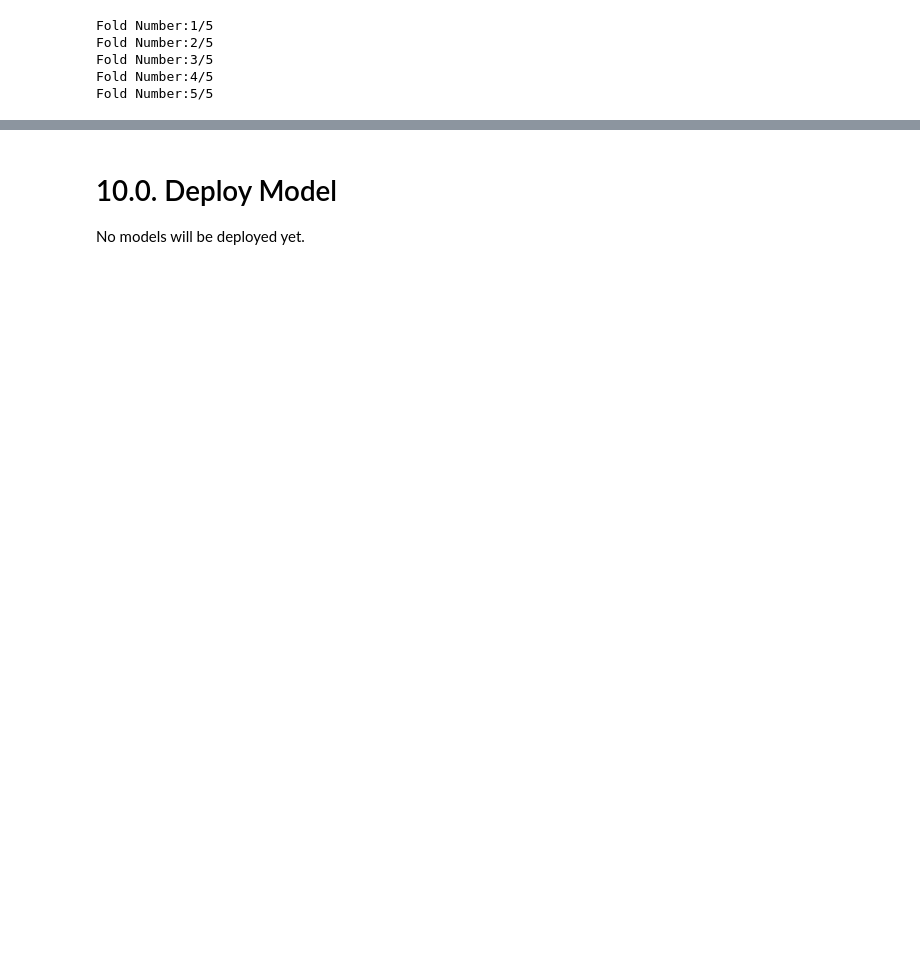
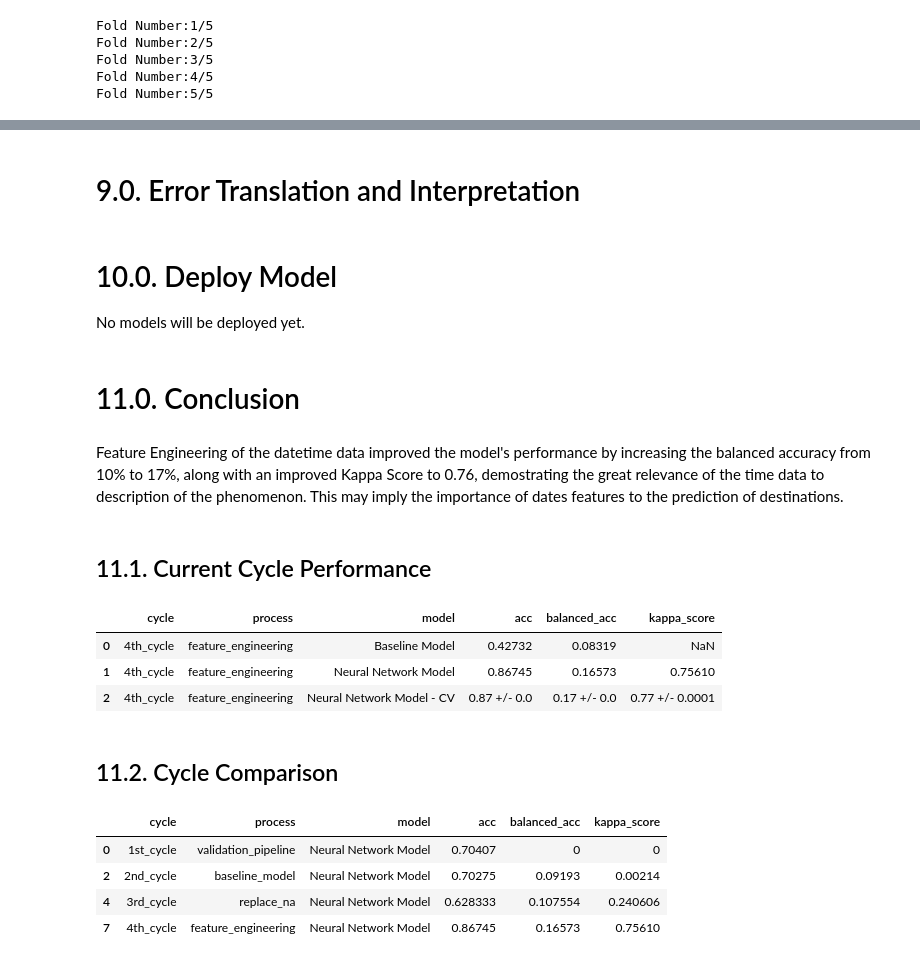
Before and after one commit to vinissouza/Airbnb-First-Booking-Forecast, a Jupyter notebook: Notebooks/4th-Cycle-Notebook-Data_Descriptive_&_Feature_Engineering.ipynb, the cells around one changed output, grey strips where cells are left out. Cells and saved outputs as stored; diff of their text form; code cells hidden in the pictures; blank space fills up the shorter version.

Commit message:
add conclusions

```diff
--- a/Notebooks/4th-Cycle-Notebook-Data_Descriptive_&_Feature_Engineering.ipynb
+++ b/Notebooks/4th-Cycle-Notebook-Data_Descriptive_&_Feature_Engineering.ipynb
@@ -772,4 +826,10 @@ Fold Number:2/5
 Fold Number:3/5
 Fold Number:4/5
 Fold Number:5/5
+# %%
+# Performance
+nn_performance_cv = {'model': 'Neural Network Model - CV',
+                     'acc': f'{np.round(np.mean(acc_nn), 2)} +/- {np.round(np.std(acc_nn), 4)}',
+                     'balanced_acc': f'{np.round(np.mean(balanced_acc_nn), 2)} +/- {np.round(np.std(balanced_acc_nn), 4)}',
+                     'kappa_score': f'{np.round(np.mean(kappa_nn), 2)} +/- {np.round(np.std(kappa_nn), 4)}'}
 # %%
@@ -785,4 +847,59 @@ Feature Engineering of the datetime data improved the model's performance by inc
+# %% [markdown]
+# 9.0. Error Translation and Interpretation
 # %% [markdown]
 # 10.0. Deploy Model
 
 No models will be deployed yet.
+# %% [markdown]
+# 11.0. Conclusion
+# %% [markdown]
+Feature Engineering of the datetime data improved the model's performance by increasing the balanced accuracy from 10% to 17%, along with an improved Kappa Score to 0.76, demostrating the great relevance of the time data to description of the phenomenon. This may imply the importance of dates features to the prediction of destinations.
+# %% [markdown]
+## 11.1. Current Cycle Performance
+# %%
+# performance dataframe
+df_performance = pd.DataFrame([baseline_performance, nn_performance, nn_performance_cv])
+df_performance['cycle'] = '4th_cycle'
+df_performance['process'] = 'feature_engineering'
+df_performance = df_performance[['cycle', 'process', 'model', 'acc', 'balanced_acc', 'kappa_score']]
+
+# save 4th cycle to comparison
+df_performance.to_csv('../Datasets/4th_cycle_performance', index=False)
+
+# display performance dataframe
+df_performance
+# %% [output]
+|  | cycle | process | model | acc | balanced_acc | kappa_score |
+| 0 | 4th_cycle | feature_engineering | Baseline Model | 0.42732 | 0.08319 | NaN |
+| 1 | 4th_cycle | feature_engineering | Neural Network Model | 0.86745 | 0.16573 | 0.75610 |
+| 2 | 4th_cycle | feature_engineering | Neural Network Model - CV | 0.87 +/- 0.0 | 0.17 +/- 0.0 | 0.77 +/- 0.0001 |
+# %% [markdown]
+## 11.2. Cycle Comparison
+# %%
+# first cycle performance load
+performance_1st_cycle = pd.read_csv('../Datasets/1st_cycle_performance')
+
+# second cycle performance load
+performance_2nd_cycle = pd.read_csv('../Datasets/2nd_cycle_performance')
+
+# third cycle performance load
+performance_3rd_cycle = pd.read_csv('../Datasets/3rd_cycle_performance')
+
+# join cycles dataframes
+performance = pd.concat([performance_1st_cycle,
+                         performance_2nd_cycle,
+                         performance_3rd_cycle,
+                         df_performance]).reset_index(drop=True)
+
+# filter baseline model
+performance = performance[(performance['model'] != 'Baseline Model') &
+                          (performance['model'] != 'Neural Network Model - CV')].fillna(0)
+
+# display performance
+performance
+# %% [output]
+|  | cycle | process | model | acc | balanced_acc | kappa_score |
+| 0 | 1st_cycle | validation_pipeline | Neural Network Model | 0.70407 | 0 | 0 |
+| 2 | 2nd_cycle | baseline_model | Neural Network Model | 0.70275 | 0.09193 | 0.00214 |
+| 4 | 3rd_cycle | replace_na | Neural Network Model | 0.628333 | 0.107554 | 0.240606 |
+| 7 | 4th_cycle | feature_engineering | Neural Network Model | 0.86745 | 0.16573 | 0.75610 |
```
Also changed, not shown: parts of 41 cells of this notebook.
